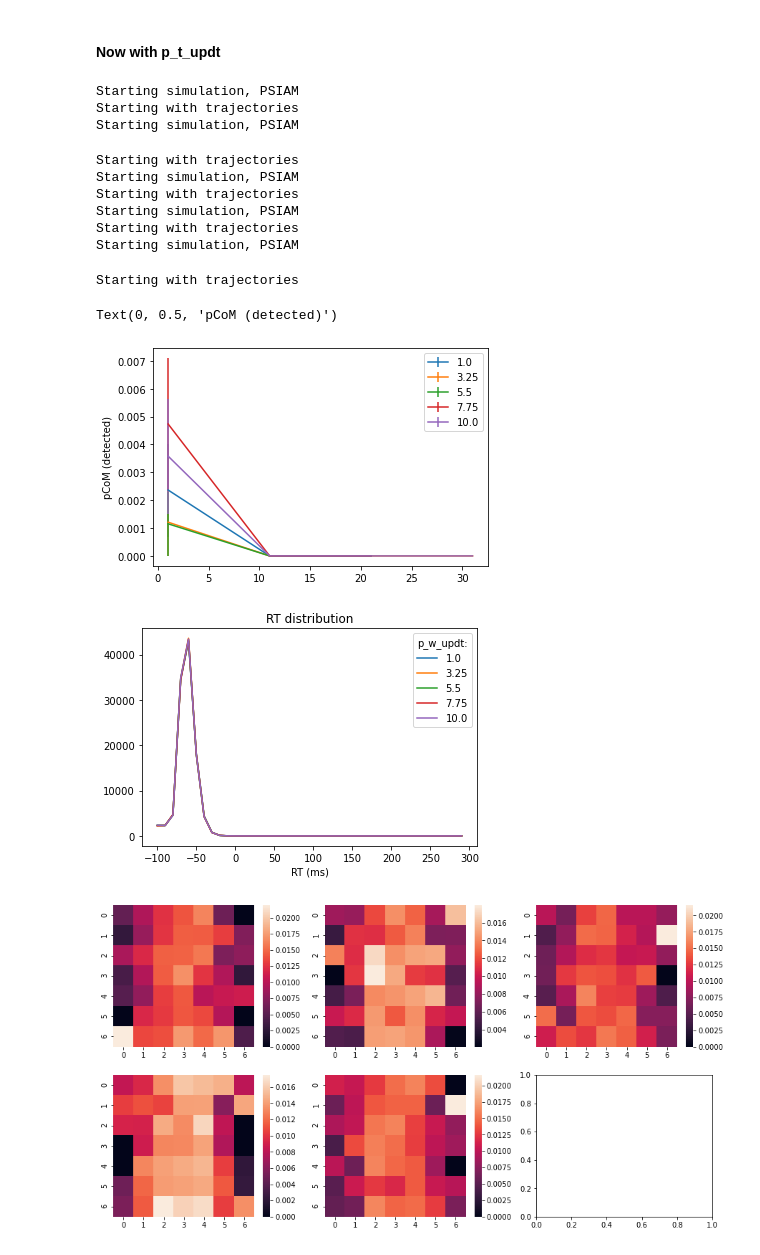
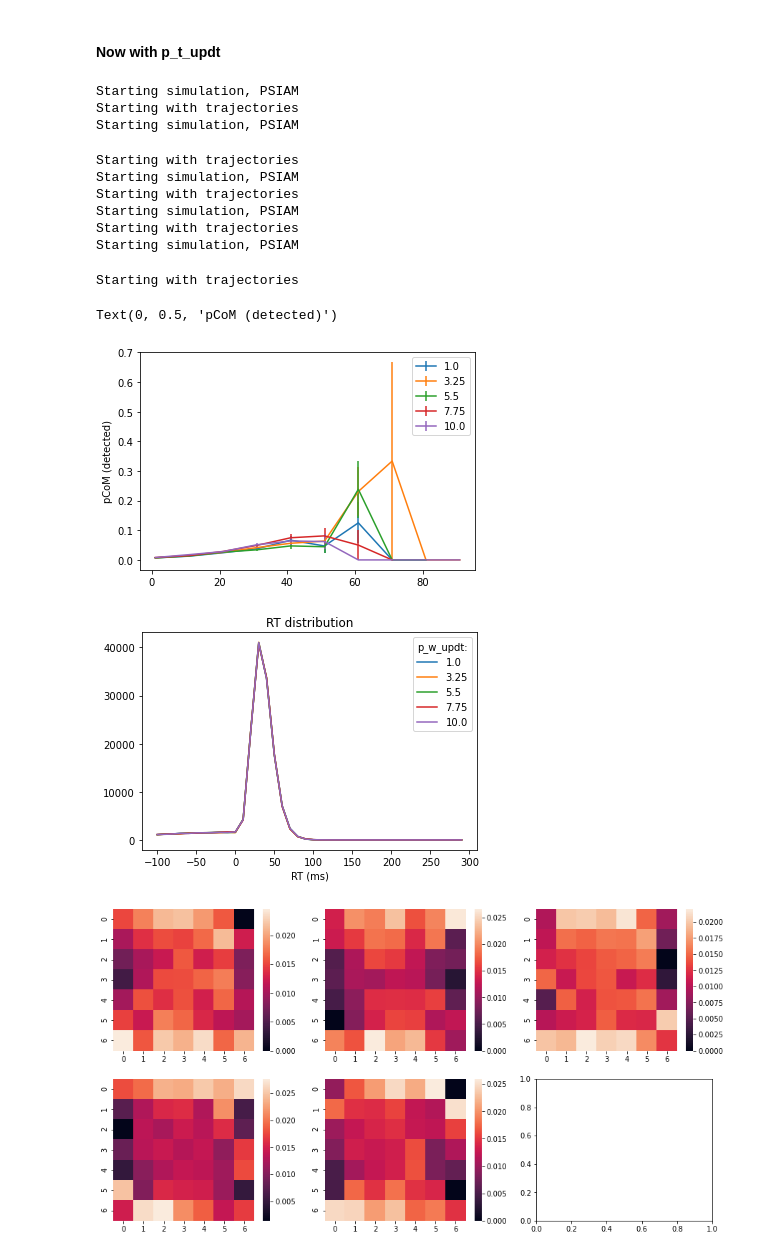
Before and after one commit to PastorJordi/custom_utils, a Jupyter notebook: notebooks/Parameter_analysis.ipynb, the cells around one changed output. Drawn from its saved outputs; the diff is of its cells as text; code cells hidden in the pictures.

```diff
--- a/notebooks/Parameter_analysis.ipynb
+++ b/notebooks/Parameter_analysis.ipynb
@@ -312,10 +319,10 @@ Text(0, 0.5, 'pCoM')
 # %%
 p_t_aff = 8
 p_t_eff = 8
-p_t_a = 42
-p_w_stim = 0.1
-p_w_zt = 0.15
-p_w_a = 0.06
+p_t_a = 50
+p_w_stim = 0.15
+p_w_zt = 0.2
+p_w_a = 0.1
 p_e_noise = 0.015
 p_w_updt = 1.056665
 p_com_bound = 0.5
@@ -553,17 +575,17 @@ Text(0, 0.5, 'pCoM (detected)')
 # %% [markdown]
 #### Now with p_t_updt
 # %%
-p_t_aff = 6
-p_t_eff = 6
+p_t_aff = 8
+p_t_eff = 8
 p_t_a = 42
-p_w_zt = 0.25
-p_w_stim = 0.35
-p_e_noise = 0.1
-p_w_a = 0.15
-p_a_noise = 0.1
+p_w_zt = 0.15
+p_w_stim = 0.1
+p_e_noise = 0.08
+p_w_a = 0.1
+p_a_noise = 0.08
 p_w_updt_list = np.linspace(1, 10, num=5)
 p_com_bound = 0.5
-stim_temp = np.concatenate((stim, np.zeros((p_t_aff+p_t_eff, stim.shape[1]))))
+# stim_temp = np.concatenate((stim, np.zeros((p_t_aff+p_t_eff, stim.shape[1]))))
 fig, ax = plt.subplots(1)
 fig1, ax1 = plt.subplots(1)
 fig_mat, ax_mat = plt.subplots(nrows=2, ncols=3, figsize=(15,8))
@@ -584,33 +606,33 @@ for i_ax, p_w_updt in enumerate(p_w_updt_list):
                                         stim_res=stim_res)
 #     hits = resp_fin == gt
     detected_com = np.abs(x_val_at_updt) > detect_CoMs_th
     data_to_plot = {'sound_len': (first_ind-fixation+p_t_eff)*stim_res, 'CoM': com,
                     'first_resp': resp_first, 'final_resp': resp_fin,
                     'avtrapz': coh,
                     'pro_vs_re': pro_vs_re,
                     'detected_com': detected_com}
     df_plot = pd.DataFrame(data_to_plot)
     binned_curve(df_plot, 'detected_com', 'sound_len', bins=BINS, ax=ax,
                  xpos=10, errorbar_kw={'label': f'{round(p_w_updt, 4)}'})
     ax1.plot(rt_bins[:-1], rt_vals, label=f'{round(p_w_updt, 4)}')
 #     plt.figure()
     sns.heatmap(matrix, ax=ax_mat[i_ax])
 ax1.set_title('RT distribution')
 ax1.legend(title='p_w_updt:')
 ax1.set_xlabel('RT (ms)')
 ax.set_ylabel('pCoM (detected)')
 # %% [output]
 Starting simulation, PSIAM
 Starting with trajectories
 Starting simulation, PSIAM
 Starting with trajectories
 Starting simulation, PSIAM
 Starting with trajectories
 Starting simulation, PSIAM
 Starting with trajectories
 Starting simulation, PSIAM
 Starting with trajectories
 Text(0, 0.5, 'pCoM (detected)')
-[figure, old version]
+[figure, new version]
-[figure, old version]
+[figure, new version]
-[figure, old version]
+[figure, new version]
```
Also changed, not shown: parts of 8 cells of this notebook, 1 other file.
